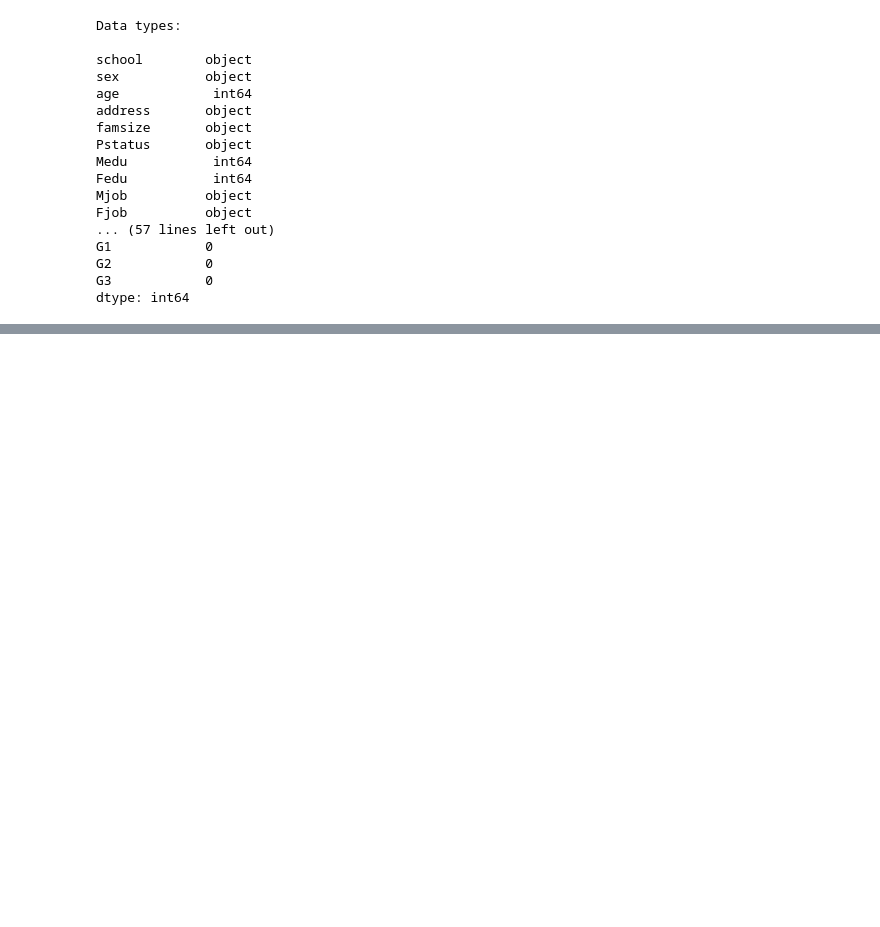
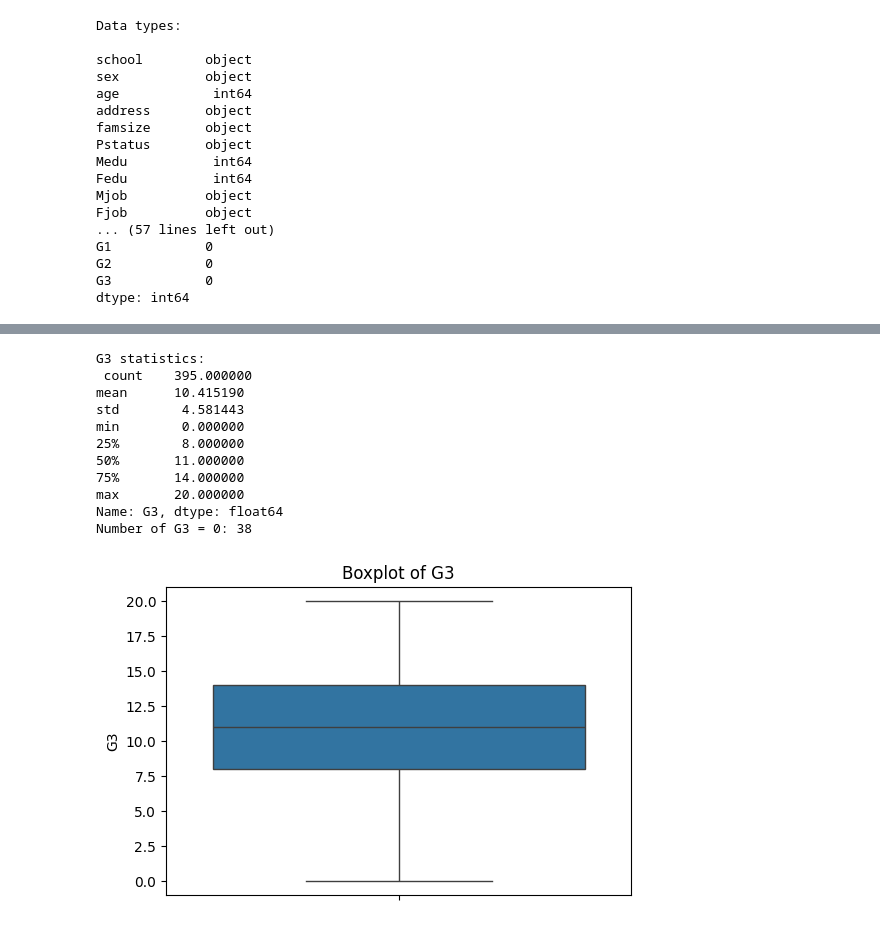
Before and after one commit to Shahbazi-Amir/Student_Performance_Prediction, a Jupyter notebook: student_performance_pipeline.ipynb, the cells around one changed output, grey strips where cells are left out. Cells and saved outputs as stored; diff of their text form; code cells hidden in the pictures; blank space fills up the shorter version.

```diff
--- a/student_performance_pipeline.ipynb
+++ b/student_performance_pipeline.ipynb
@@ -123,0 +193,33 @@ df.describe()
+# %%
+import pandas as pd
+import seaborn as sns
+import matplotlib.pyplot as plt
+
+# Load dataset
+df = pd.read_csv('dataset/student-mat.csv', sep=';', quotechar='"')
+
+# Cap absences at 95th percentile
+df['absences'] = df['absences'].clip(upper=df['absences'].quantile(0.95))
+
+# Check G3 for outliers
+print("G3 statistics:\n", df['G3'].describe())
+print("Number of G3 = 0:", (df['G3'] == 0).sum())
+
+# Plot boxplot for G3
+plt.figure(figsize=(6, 4))
+sns.boxplot(y=df['G3'])
+plt.title('Boxplot of G3')
+plt.show()
+# %% [output]
+G3 statistics:
+ count    395.000000
+mean      10.415190
+std        4.581443
+min        0.000000
+25%        8.000000
+50%       11.000000
+75%       14.000000
+max       20.000000
+Name: G3, dtype: float64
+Number of G3 = 0: 38
+[figure, added]
```
Also changed, not shown: parts of 1 cell of this notebook, 1 other file.
